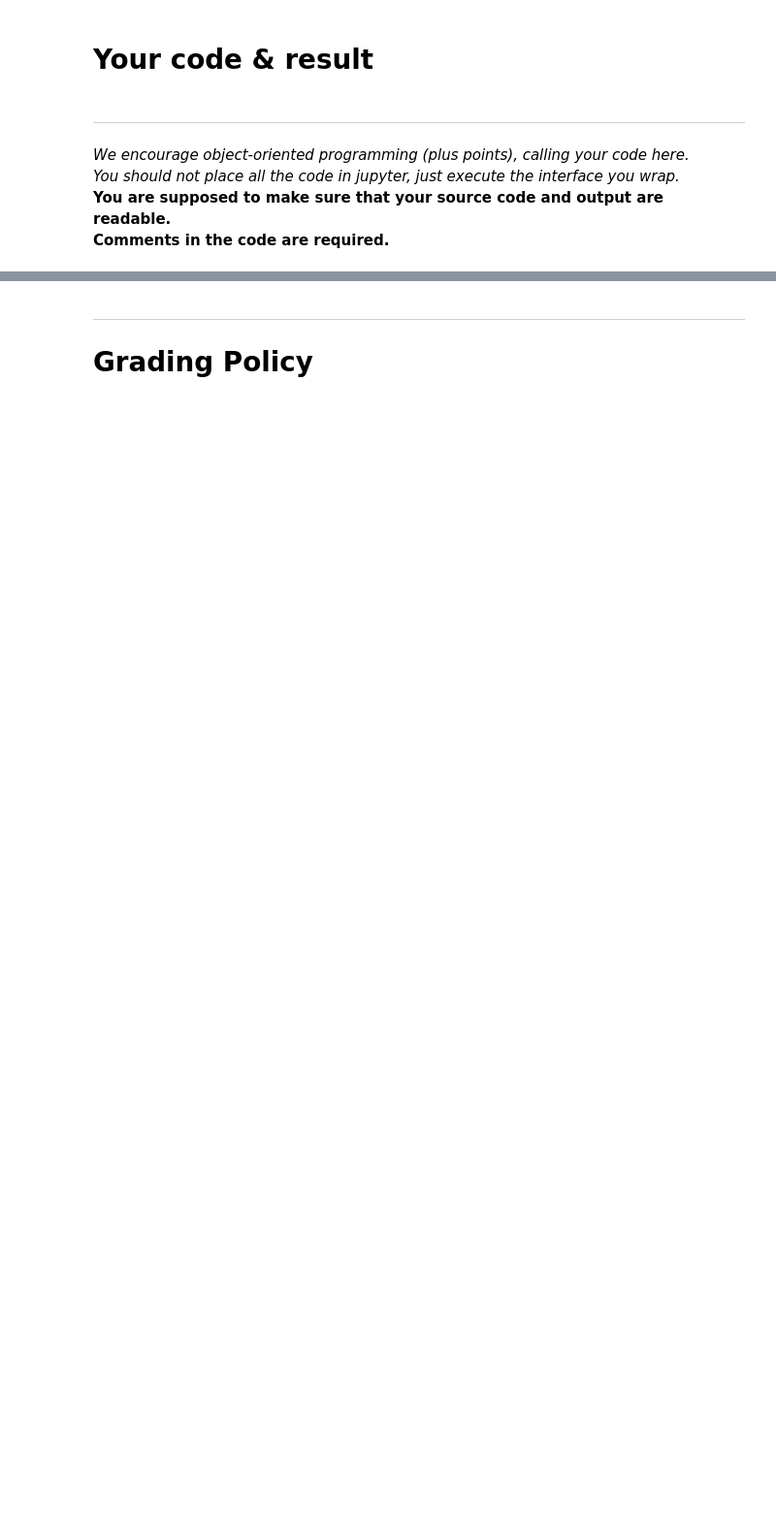
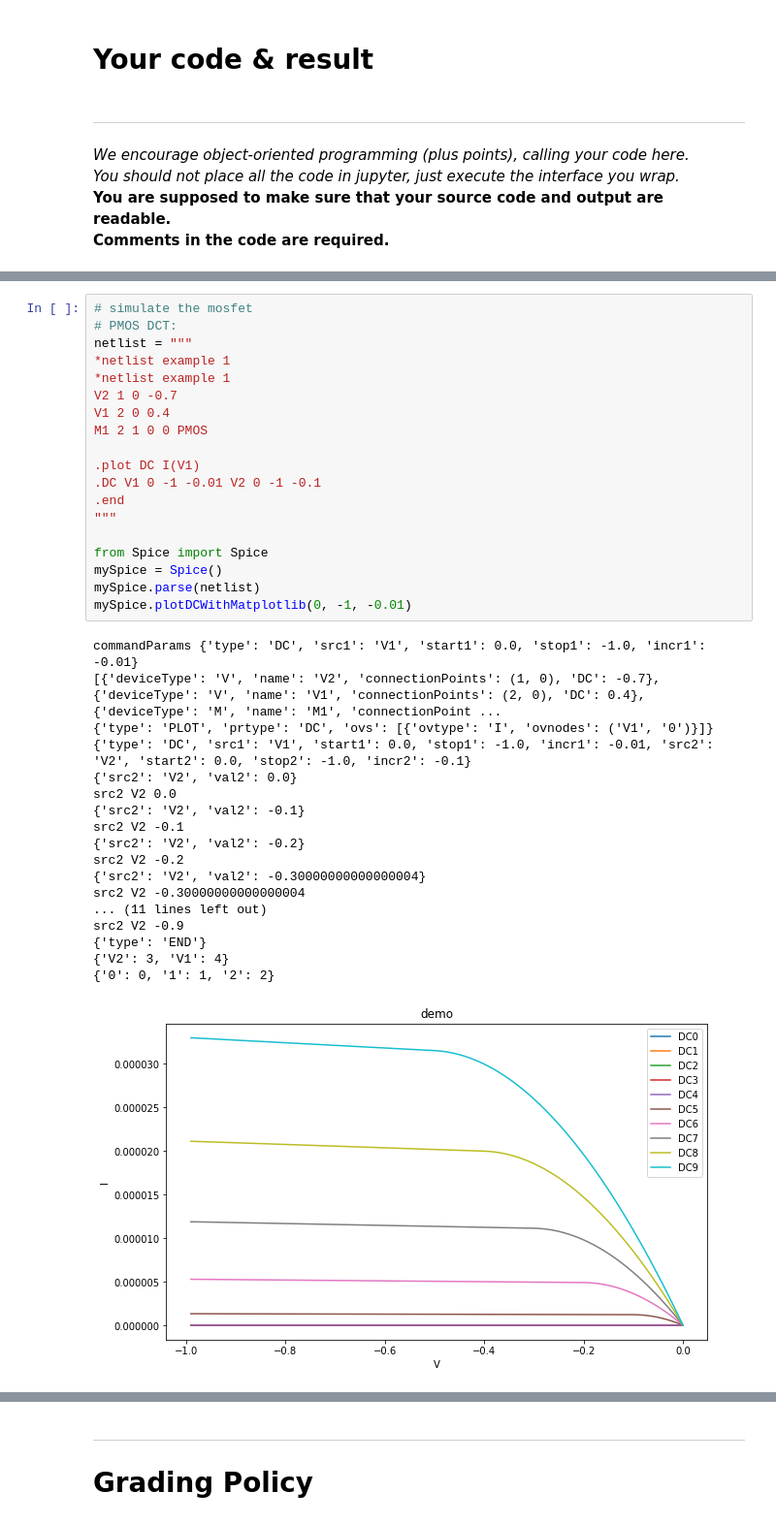
Before and after one commit to GaryYuyjl/EDAproject, a Jupyter notebook: 515260910007_JialiYu_HW4.ipynb, the cells around one changed output, grey strips where cells are left out. Shown at 97% size. Saved outputs shown, nothing was run; the diff lists cells and outputs as text; blank space fills up the shorter version.

```diff
--- a/515260910007_JialiYu_HW4.ipynb
+++ b/515260910007_JialiYu_HW4.ipynb
@@ -63,0 +83,38 @@ solver.plot() # plot the result
+# %%
+# simulate the mosfet
+# PMOS DCT:
+netlist = """
+*netlist example 1
+*netlist example 1
+V2 1 0 -0.7
+V1 2 0 0.4
+M1 2 1 0 0 PMOS
+
+.plot DC I(V1)
+.DC V1 0 -1 -0.01 V2 0 -1 -0.1
+.end
+"""
+
+from Spice import Spice
+mySpice = Spice()
+mySpice.parse(netlist)
+mySpice.plotDCWithMatplotlib(0, -1, -0.01)
+# %% [output]
+commandParams {'type': 'DC', 'src1': 'V1', 'start1': 0.0, 'stop1': -1.0, 'incr1': -0.01}
+[{'deviceType': 'V', 'name': 'V2', 'connectionPoints': (1, 0), 'DC': -0.7}, {'deviceType': 'V', 'name': 'V1', 'connectionPoints': (2, 0), 'DC': 0.4}, {'deviceType': 'M', 'name': 'M1', 'connectionPoint ...
+{'type': 'PLOT', 'prtype': 'DC', 'ovs': [{'ovtype': 'I', 'ovnodes': ('V1', '0')}]}
+{'type': 'DC', 'src1': 'V1', 'start1': 0.0, 'stop1': -1.0, 'incr1': -0.01, 'src2': 'V2', 'start2': 0.0, 'stop2': -1.0, 'incr2': -0.1}
+{'src2': 'V2', 'val2': 0.0}
+src2 V2 0.0
+{'src2': 'V2', 'val2': -0.1}
+src2 V2 -0.1
+{'src2': 'V2', 'val2': -0.2}
+src2 V2 -0.2
+{'src2': 'V2', 'val2': -0.30000000000000004}
+src2 V2 -0.30000000000000004
+... (11 lines left out)
+src2 V2 -0.9
+{'type': 'END'}
+{'V2': 3, 'V1': 4}
+{'0': 0, '1': 1, '2': 2}
+[figure, added]
```
Also changed, not shown: parts of 4 cells of this notebook, 6 other files.
